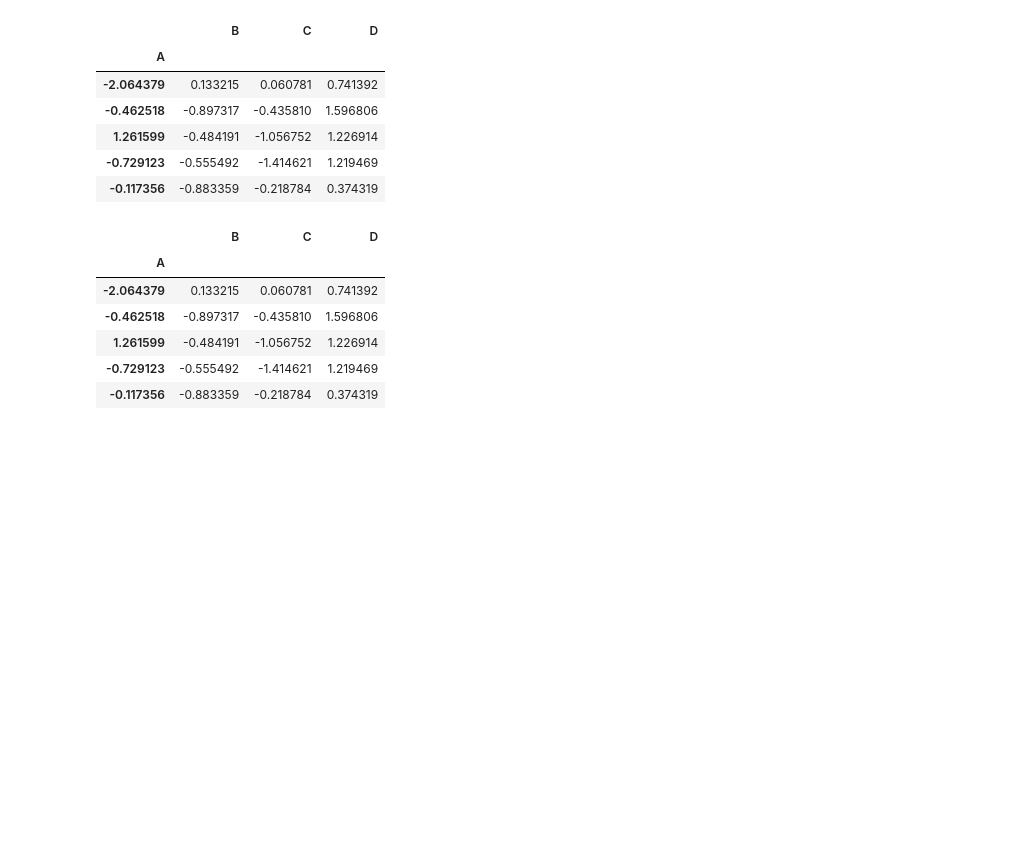
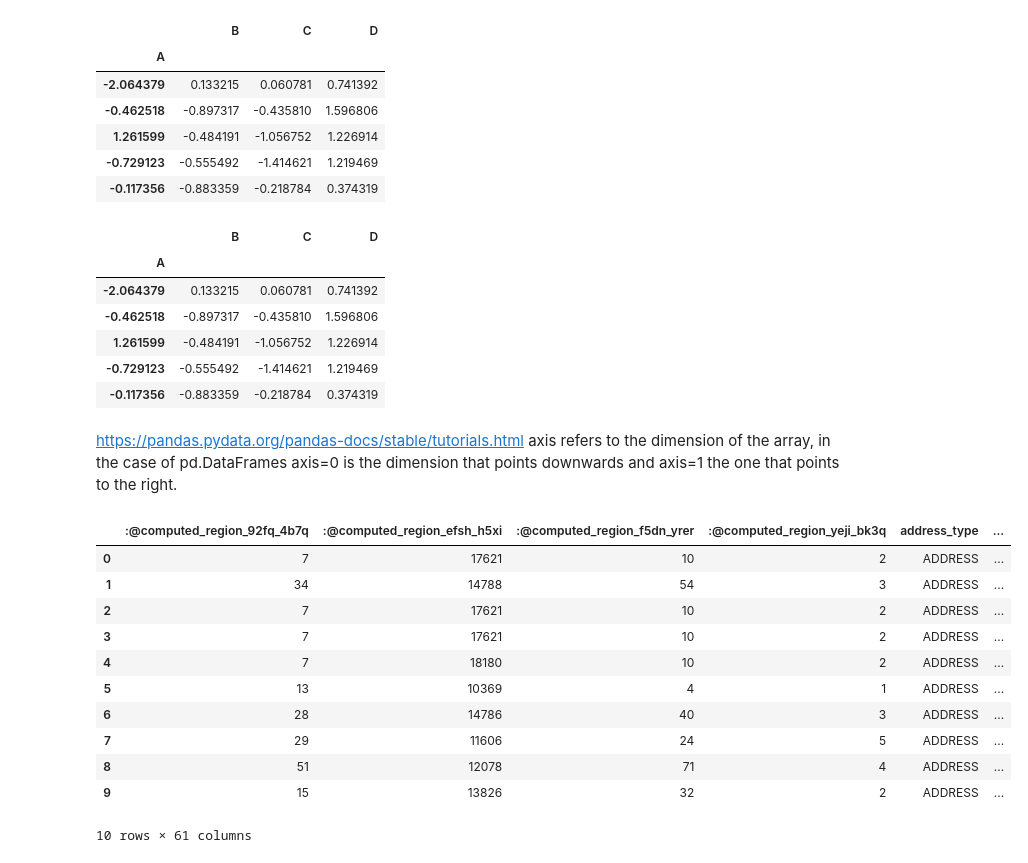
Before and after one commit to mondayn/py, a Jupyter notebook: pandas.ipynb, the cells around one changed output. Saved outputs shown, nothing was run; the diff lists cells and outputs as text; code cells hidden in the pictures; blank space fills up the shorter version.

```diff
--- a/pandas.ipynb
+++ b/pandas.ipynb
@@ -168,3 +162,24 @@ df1.rename(columns = {'B':'BB'} ) # inplace = True, renames column
 # write to hdf
 # T for transpose
 # astype
+# %% [markdown]
+https://pandas.pydata.org/pandas-docs/stable/tutorials.html
+axis refers to the dimension of the array, in the case of pd.DataFrames axis=0 is the dimension that points downwards and axis=1 the one that points to the right.
+# %%
+# df = pd.read_table('http://datashaping.com/passwords.txt',skiprows=16,names=(['pw']),quoting=3)  #
+
+df = pd.read_csv('https://data.cityofnewyork.us/resource/fhrw-4uyv.csv',nrows=10)
+df
+# %% [output]
+|  | :@computed_region_92fq_4b7q | :@computed_region_efsh_h5xi | :@computed_region_f5dn_yrer | :@computed_region_yeji_bk3q | address_type | ... |
+| 0 | 7 | 17621 | 10 | 2 | ADDRESS | ... |
+| 1 | 34 | 14788 | 54 | 3 | ADDRESS | ... |
+| 2 | 7 | 17621 | 10 | 2 | ADDRESS | ... |
+| 3 | 7 | 17621 | 10 | 2 | ADDRESS | ... |
+| 4 | 7 | 18180 | 10 | 2 | ADDRESS | ... |
+| 5 | 13 | 10369 | 4 | 1 | ADDRESS | ... |
+| 6 | 28 | 14786 | 40 | 3 | ADDRESS | ... |
+| 7 | 29 | 11606 | 24 | 5 | ADDRESS | ... |
+| 8 | 51 | 12078 | 71 | 4 | ADDRESS | ... |
+| 9 | 15 | 13826 | 32 | 2 | ADDRESS | ... |
+10 rows × 61 columns
```
Also changed, not shown: parts of 3 cells of this notebook, 3 other files.
